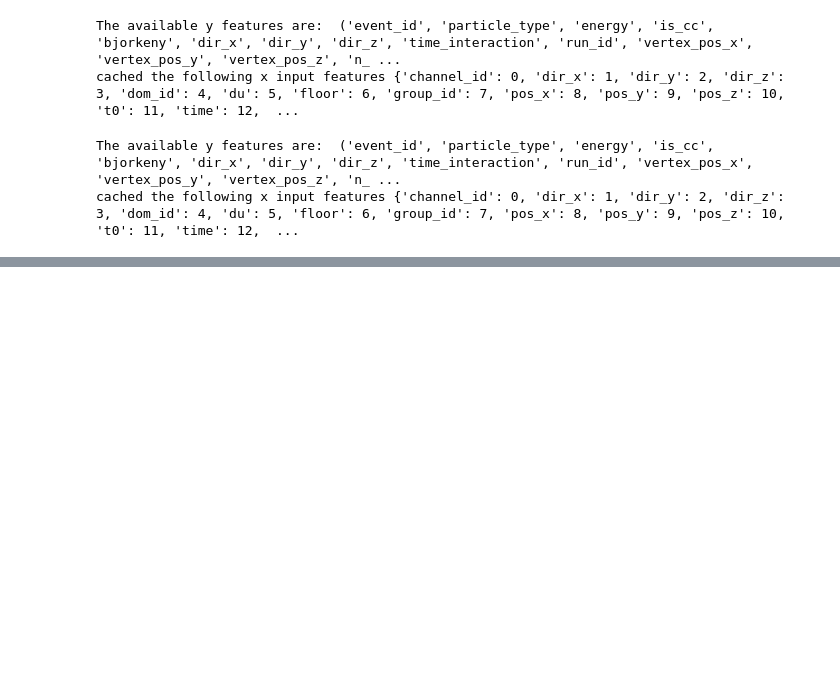
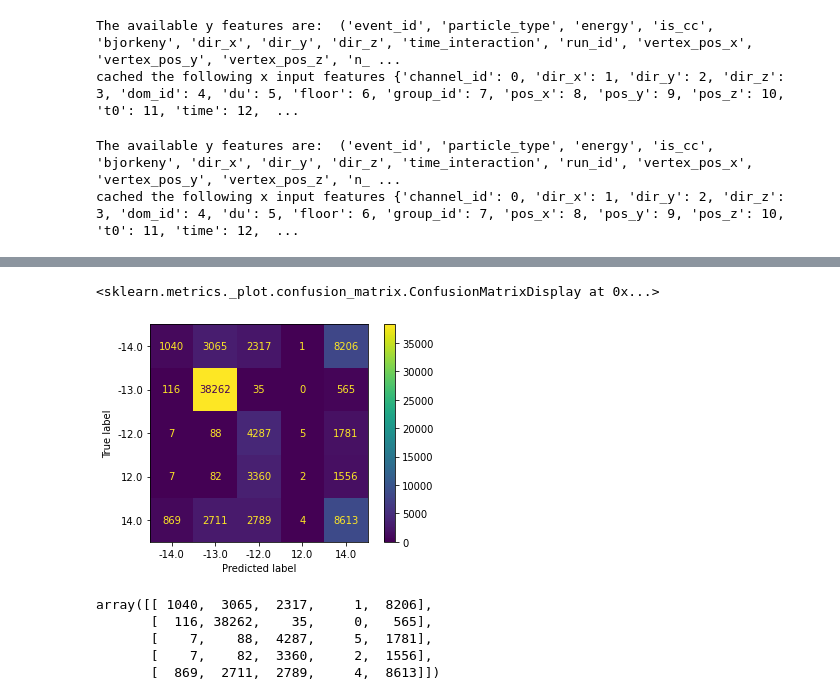
Before and after one commit to LaurensSchinkelshoek/PCQI, a Jupyter notebook: classification.ipynb, the cells around one changed output, grey strips where cells are left out. Saved outputs shown, nothing was run; the diff lists cells and outputs as text; code cells hidden in the pictures; blank space fills up the shorter version.

```diff
--- a/classification.ipynb
+++ b/classification.ipynb
@@ -303,0 +321,4 @@ trainer
+# %%
+predictions_pred = []
+predictions_actual = []
+trainer.test(model,val_loader)
@@ -303,0 +336,28 @@ trainer
+# %%
+probas=np.empty(5)
+y_actual=np.empty(1)
+for i in range(len(predictions_pred)):
+    probas=np.vstack([probas,predictions_pred[i].cpu().numpy()])
+    y_actual=np.vstack([y_actual,predictions_actual[i].cpu().numpy().reshape(-1,1)])
+# %%
+from sklearn.metrics import confusion_matrix
+from sklearn.metrics import ConfusionMatrixDisplay
+cm=confusion_matrix(y_actual.astype(int),probas.argmax(axis=1))
+# %%
+labels=list()
+for name in val_data.encoder.get_feature_names():
+    labels.append(name[3:])
+# %%
+disp=ConfusionMatrixDisplay(cm,display_labels=labels)
+disp.plot()
+# %% [output]
+<sklearn.metrics._plot.confusion_matrix.ConfusionMatrixDisplay at 0x...>
+[figure, added]
+# %%
+cm
+# %% [output]
+array([[ 1040,  3065,  2317,     1,  8206],
+       [  116, 38262,    35,     0,   565],
+       [    7,    88,  4287,     5,  1781],
+       [    7,    82,  3360,     2,  1556],
+       [  869,  2711,  2789,     4,  8613]])
```
Also changed, not shown: parts of 16 cells of this notebook, 23 other files.
